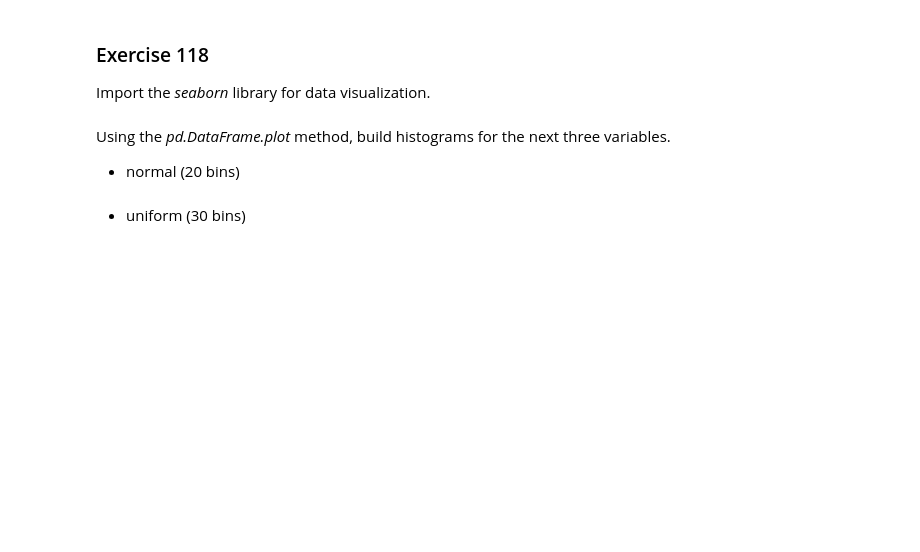
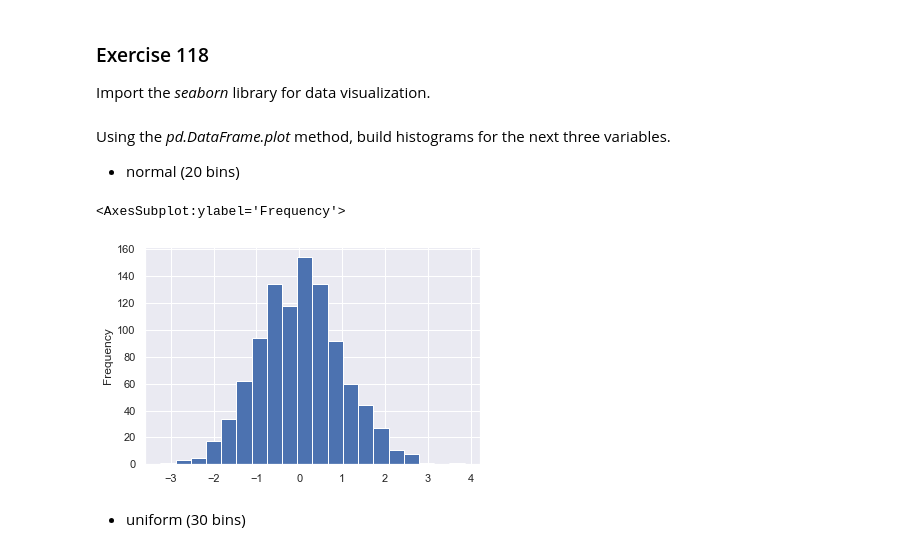
Before and after one commit to RajaeKrib/Pandas-Bootcamp, a Jupyter notebook: Pandas_111_120_Exercises.ipynb, the cells around one changed output. Cells and saved outputs as stored; diff of their text form; code cells hidden in the pictures; blank space fills up the shorter version.

```diff
--- a/Pandas_111_120_Exercises.ipynb
+++ b/Pandas_111_120_Exercises.ipynb
@@ -176,4 +197,5 @@ data_dict = {
     'binomial': np.random.binomial(n=1, p=0.2, size=1000)
 }
 
-# enter solution here
+df = pd.DataFrame(data=data_dict, index = pd.date_range(start="2020-01-01", periods=1000))
+df
@@ -210,2 +289,7 @@ Using the _pd.DataFrame.plot_ method, build histograms for the next three variab
+# %%
+df['normal'].plot(kind='hist', bins=20)
+# %% [output]
+<AxesSubplot:ylabel='Frequency'>
+[figure, added]
 # %% [markdown]
 * uniform (30 bins)
```
Also changed, not shown: parts of 22 cells of this notebook.
